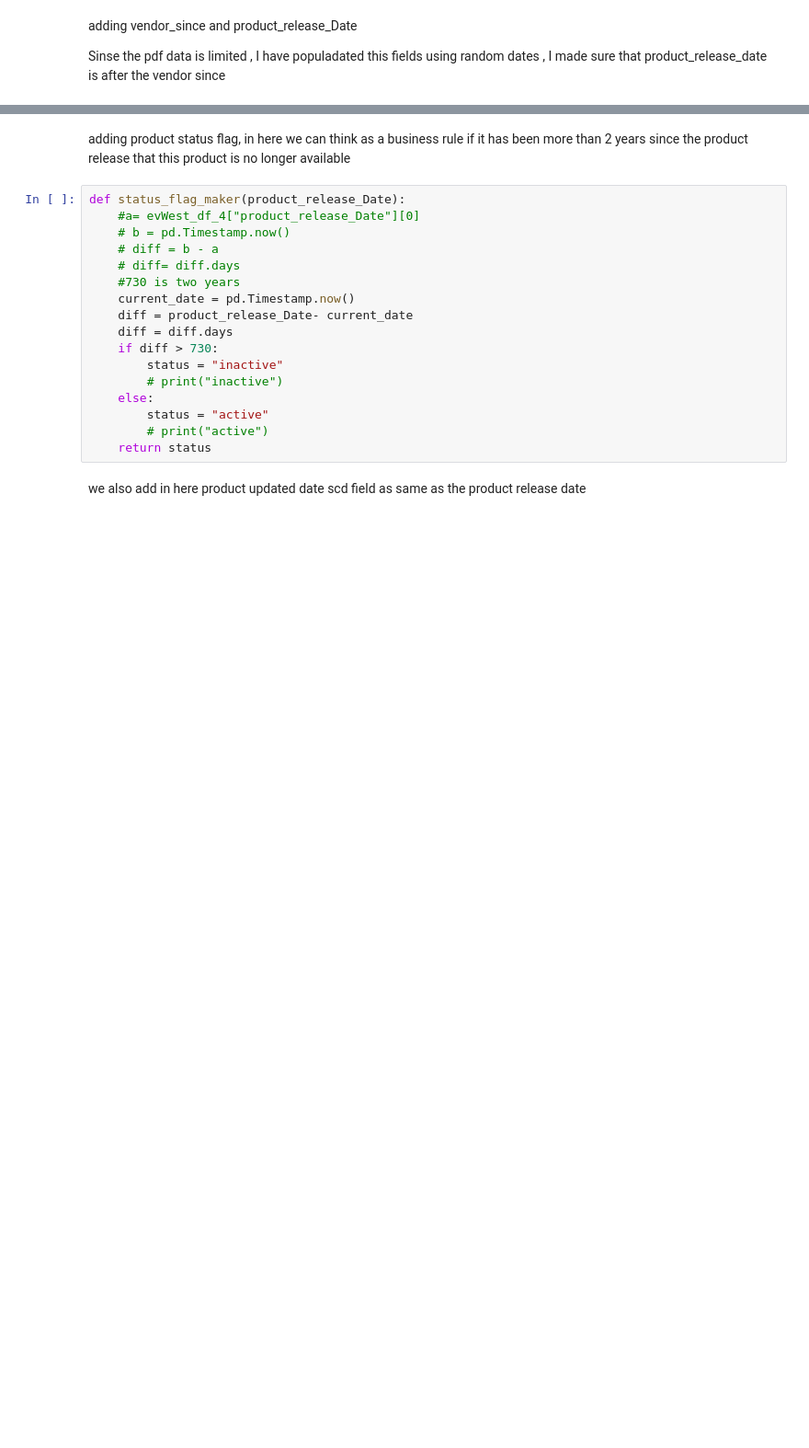
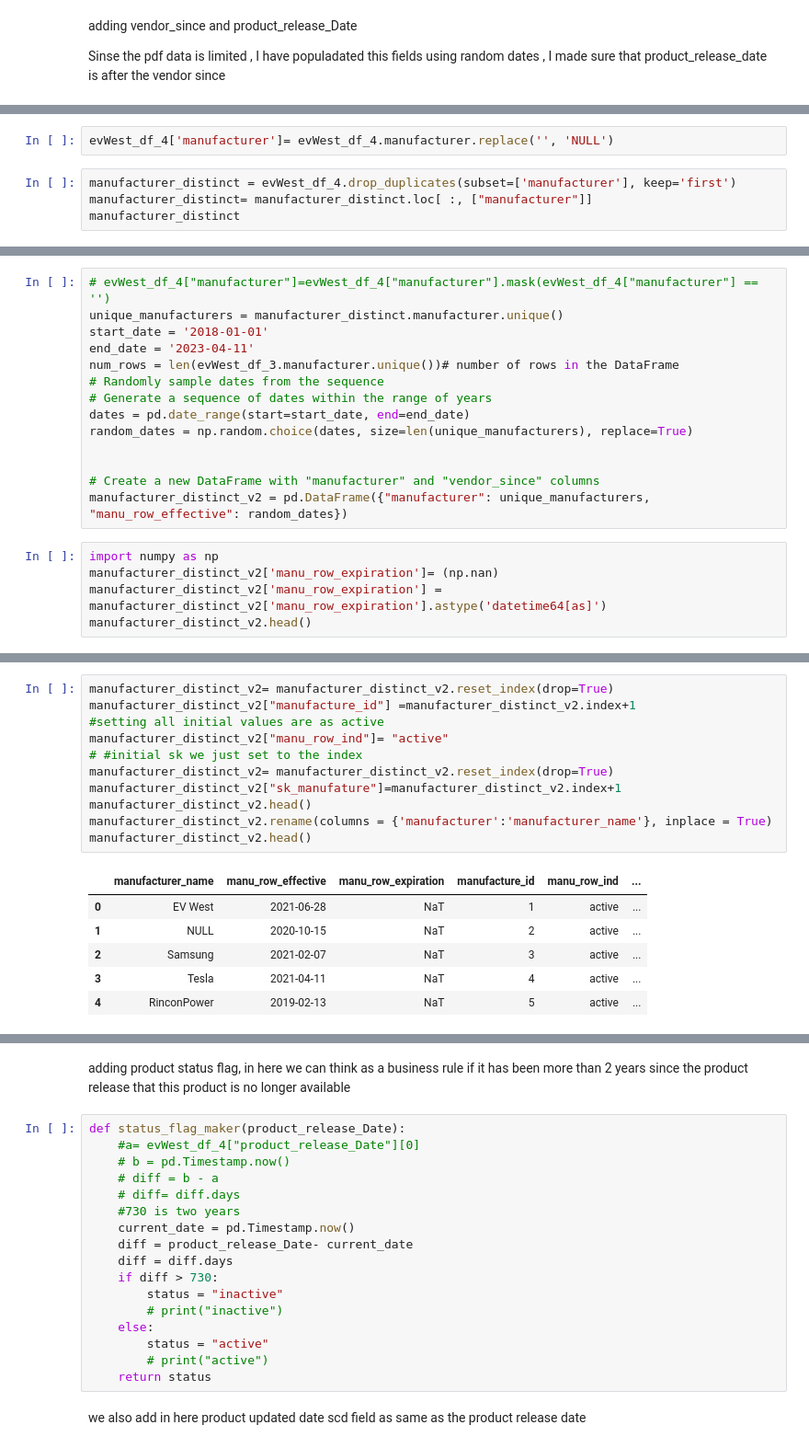
Before and after one commit to hicranA/partsUnlimitedDW, a Jupyter notebook: etl.ipynb, the cells around one changed output, grey strips where cells are left out. Shown at 92% size. Cells and saved outputs as stored; diff of their text form; blank space fills up the shorter version.

Commit message:
first part

```diff
--- a/etl.ipynb
+++ b/etl.ipynb
@@ -70,0 +110,6 @@ Sinse the pdf data is limited , I have populadated this fields using random date
+# %%
+evWest_df_4['manufacturer']= evWest_df_4.manufacturer.replace('', 'NULL')
+# %%
+manufacturer_distinct = evWest_df_4.drop_duplicates(subset=['manufacturer'], keep='first')
+manufacturer_distinct= manufacturer_distinct.loc[ :, ["manufacturer"]]
+manufacturer_distinct
@@ -70,0 +134,19 @@ Sinse the pdf data is limited , I have populadated this fields using random date
+# %%
+# evWest_df_4["manufacturer"]=evWest_df_4["manufacturer"].mask(evWest_df_4["manufacturer"] == '')
+unique_manufacturers = manufacturer_distinct.manufacturer.unique()
+start_date = '2018-01-01'
+end_date = '2023-04-11'
+num_rows = len(evWest_df_3.manufacturer.unique())# number of rows in the DataFrame
+# Randomly sample dates from the sequence
+# Generate a sequence of dates within the range of years
+dates = pd.date_range(start=start_date, end=end_date)
+random_dates = np.random.choice(dates, size=len(unique_manufacturers), replace=True)
+
+
+# Create a new DataFrame with "manufacturer" and "vendor_since" columns
+manufacturer_distinct_v2 = pd.DataFrame({"manufacturer": unique_manufacturers, "manu_row_effective": random_dates})
+# %%
+import numpy as np
+manufacturer_distinct_v2['manu_row_expiration']= (np.nan)
+manufacturer_distinct_v2['manu_row_expiration'] = manufacturer_distinct_v2['manu_row_expiration'].astype('datetime64[as]')
+manufacturer_distinct_v2.head()
@@ -70,0 +160,18 @@ Sinse the pdf data is limited , I have populadated this fields using random date
+# %%
+manufacturer_distinct_v2= manufacturer_distinct_v2.reset_index(drop=True)
+manufacturer_distinct_v2["manufacture_id"] =manufacturer_distinct_v2.index+1
+#setting all initial values are as active
+manufacturer_distinct_v2["manu_row_ind"]= "active"
+# #initial sk we just set to the index
+manufacturer_distinct_v2= manufacturer_distinct_v2.reset_index(drop=True)
+manufacturer_distinct_v2["sk_manufature"]=manufacturer_distinct_v2.index+1
+manufacturer_distinct_v2.head()
+manufacturer_distinct_v2.rename(columns = {'manufacturer':'manufacturer_name'}, inplace = True)
+manufacturer_distinct_v2.head()
+# %% [output]
+|  | manufacturer_name | manu_row_effective | manu_row_expiration | manufacture_id | manu_row_ind | ... |
+| 0 | EV West | 2021-06-28 | NaT | 1 | active | ... |
+| 1 | NULL | 2020-10-15 | NaT | 2 | active | ... |
+| 2 | Samsung | 2021-02-07 | NaT | 3 | active | ... |
+| 3 | Tesla | 2021-04-11 | NaT | 4 | active | ... |
+| 4 | RinconPower | 2019-02-13 | NaT | 5 | active | ... |
```
Also changed, not shown: parts of 15 cells of this notebook.
